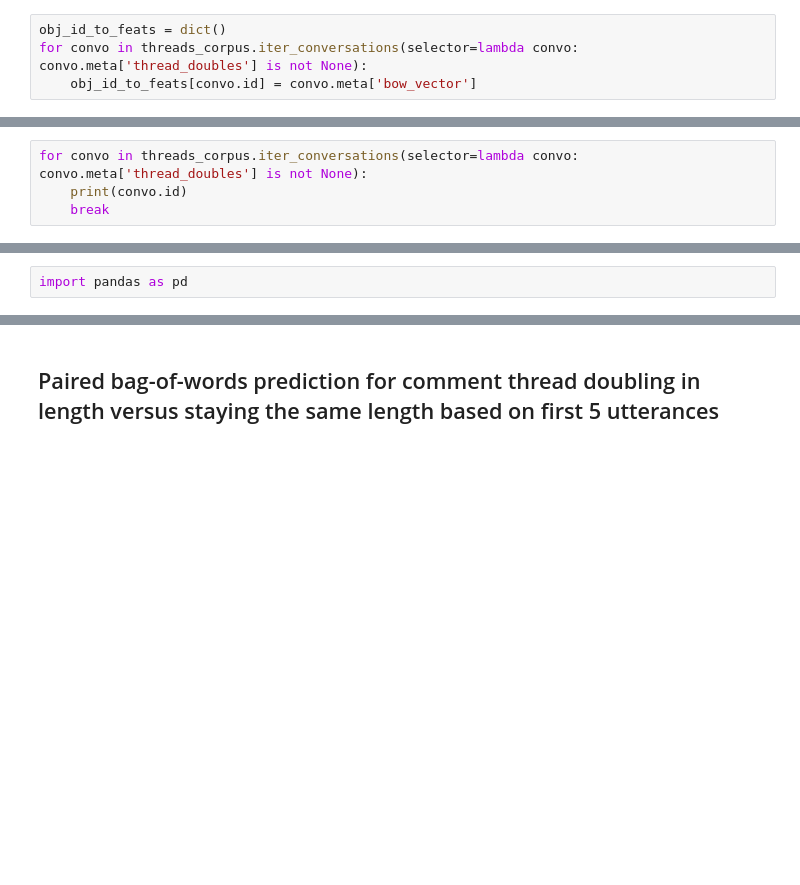
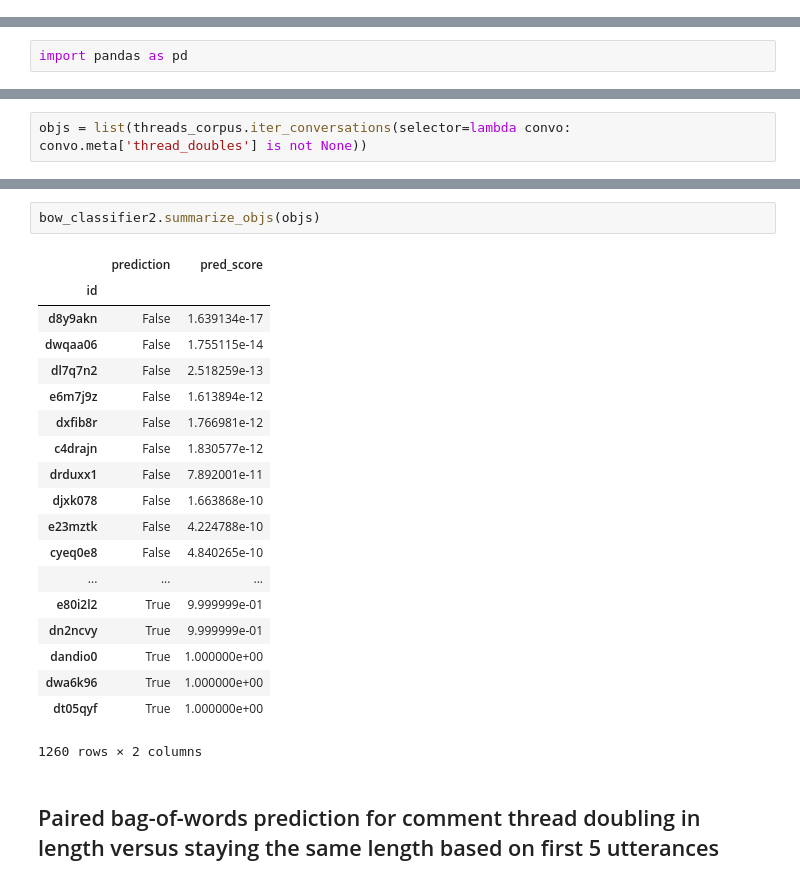
Before and after one commit to seanzhangkx8/ConvoKit, a Jupyter notebook: convokit/classifier/demo/bow_demo.ipynb, the cells around one changed output, grey strips where cells are left out. Saved outputs shown, nothing was run; the diff lists cells and outputs as text; blank space fills up the shorter version.

Commit message:
doc and bug fixes for classifiers

```diff
--- a/convokit/classifier/demo/bow_demo.ipynb
+++ b/convokit/classifier/demo/bow_demo.ipynb
@@ -247,7 +249,3 @@ bow_classifier2.confusion_matrix(threads_corpus, selector=lambda convo: convo.me
 # %% [output]
 array([[852,   0],
        [  1, 407]])
-# %%
-obj_id_to_feats = dict()
-for convo in threads_corpus.iter_conversations(selector=lambda convo: convo.meta['thread_doubles'] is not None):
-    obj_id_to_feats[convo.id] = convo.meta['bow_vector']
@@ -256,4 +251,0 @@ import scipy.sparse as sp
-# %%
-for convo in threads_corpus.iter_conversations(selector=lambda convo: convo.meta['thread_doubles'] is not None):
-    print(convo.id)
-    break
@@ -295,0 +271,2 @@ Done.
+# %%
+objs = list(threads_corpus.iter_conversations(selector=lambda convo: convo.meta['thread_doubles'] is not None))
@@ -296,3 +294,25 @@ Done.
+# %%
+bow_classifier2.summarize_objs(objs)
+# %% [output]
+|  | prediction | pred_score |
+| id |  |  |
+| d8y9akn | False | 1.639134e-17 |
+| dwqaa06 | False | 1.755115e-14 |
+| dl7q7n2 | False | 2.518259e-13 |
+| e6m7j9z | False | 1.613894e-12 |
+| dxfib8r | False | 1.766981e-12 |
+| c4drajn | False | 1.830577e-12 |
+| drduxx1 | False | 7.892001e-11 |
+| djxk078 | False | 1.663868e-10 |
+| e23mztk | False | 4.224788e-10 |
+| cyeq0e8 | False | 4.840265e-10 |
+| ... | ... | ... |
+| e80i2l2 | True | 9.999999e-01 |
+| dn2ncvy | True | 9.999999e-01 |
+| dandio0 | True | 1.000000e+00 |
+| dwa6k96 | True | 1.000000e+00 |
+| dt05qyf | True | 1.000000e+00 |
+1260 rows × 2 columns
 # %% [markdown]
 ## Paired bag-of-words prediction for comment thread doubling in length versus staying the same length based on first 5 utterances
 # %%
```
Also changed, not shown: parts of 27 cells of this notebook, 2 other files.
